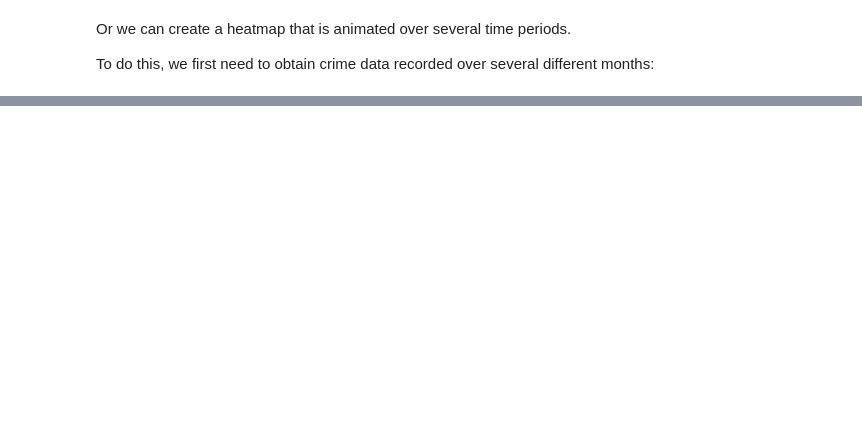
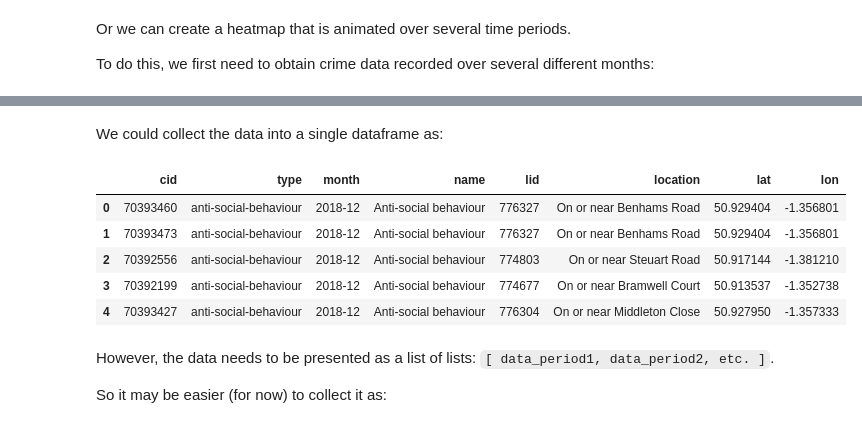
Before and after one commit to psychemedia/crime-data-demo, a Jupyter notebook: Police API Demo.ipynb, the cells around one changed output, grey strips where cells are left out. Saved outputs shown, nothing was run; the diff lists cells and outputs as text; code cells hidden in the pictures; blank space fills up the shorter version.

```diff
--- a/Police API Demo.ipynb
+++ b/Police API Demo.ipynb
@@ -160,6 +241,9 @@ def getCrimesAsDataFrame(crimes, df=None):
                             'lat':c.location.latitude,'lon':c.location.longitude,
                         'lid':c.location.id,'location':c.location.name }, ignore_index=True)
 
+    df['lat']=df['lat'].astype(float)
+    df['lon']=df['lon'].astype(float)
+
     return df
 # %%
 df = getCrimesAsDataFrame(crimes)
@@ -181,3 +325,6 @@ Or we can create a heatmap:
 Or we can create a heatmap that is animated over several time periods.
 
 To do this, we first need to obtain crime data recorded over several different months:
+# %%
+dates_2018 = [d for d in api.get_dates() if '2018' in d]
+dates_2018
@@ -183,0 +344,21 @@ To do this, we first need to obtain crime data recorded over several different m
+# %% [markdown]
+We could collect the data into a single dataframe as:
+# %%
+crimes_2018= pd.DataFrame()
+
+for d in dates_2018:
+    tmp = api.get_crimes_area(boundary, date=d)
+    crimes_2018 = pd.concat([crimes_2018, getCrimesAsDataFrame(tmp)])
+
+crimes_2018.head()
+# %% [output]
+|  | cid | type | month | name | lid | location | lat | lon |
+| 0 | 70393460 | anti-social-behaviour | 2018-12 | Anti-social behaviour | 776327 | On or near Benhams Road | 50.929404 | -1.356801 |
+| 1 | 70393473 | anti-social-behaviour | 2018-12 | Anti-social behaviour | 776327 | On or near Benhams Road | 50.929404 | -1.356801 |
+| 2 | 70392556 | anti-social-behaviour | 2018-12 | Anti-social behaviour | 774803 | On or near Steuart Road | 50.917144 | -1.381210 |
+| 3 | 70392199 | anti-social-behaviour | 2018-12 | Anti-social behaviour | 774677 | On or near Bramwell Court | 50.913537 | -1.352738 |
+| 4 | 70393427 | anti-social-behaviour | 2018-12 | Anti-social behaviour | 776304 | On or near Middleton Close | 50.927950 | -1.357333 |
+# %% [markdown]
+However, the data needs to be presented as a list of lists: `[ data_period1, data_period2, etc. ]`.
+
+So it may be easier (for now) to collect it as:
```
Also changed, not shown: parts of 17 cells of this notebook.
